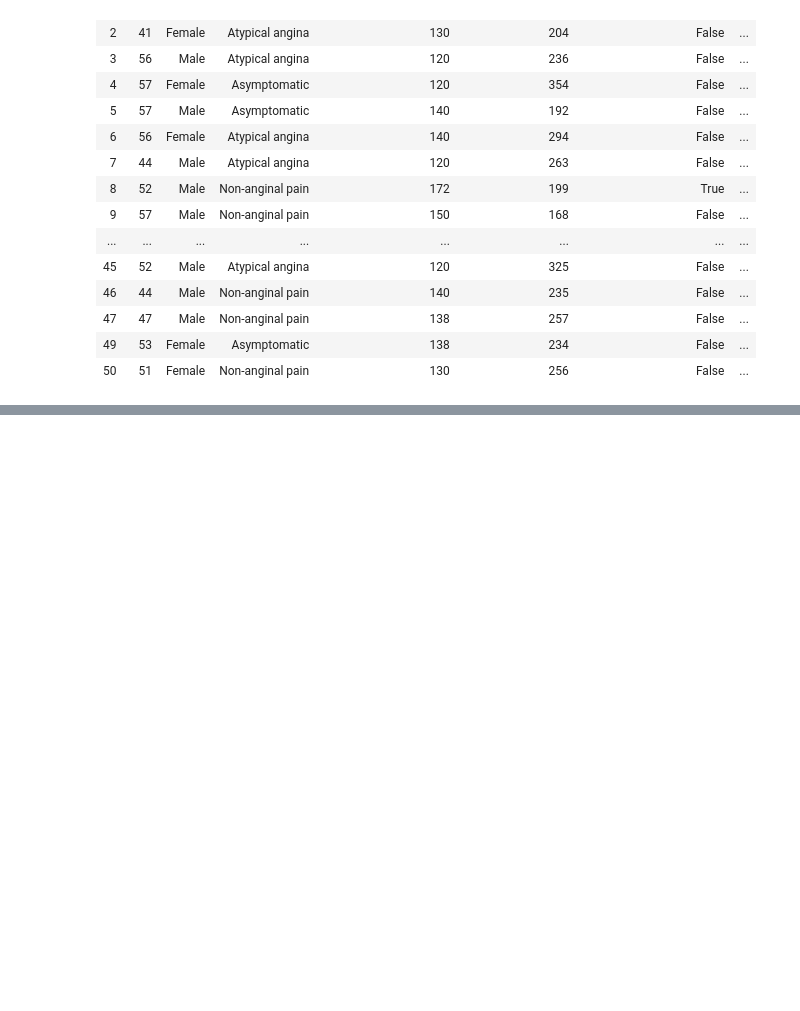
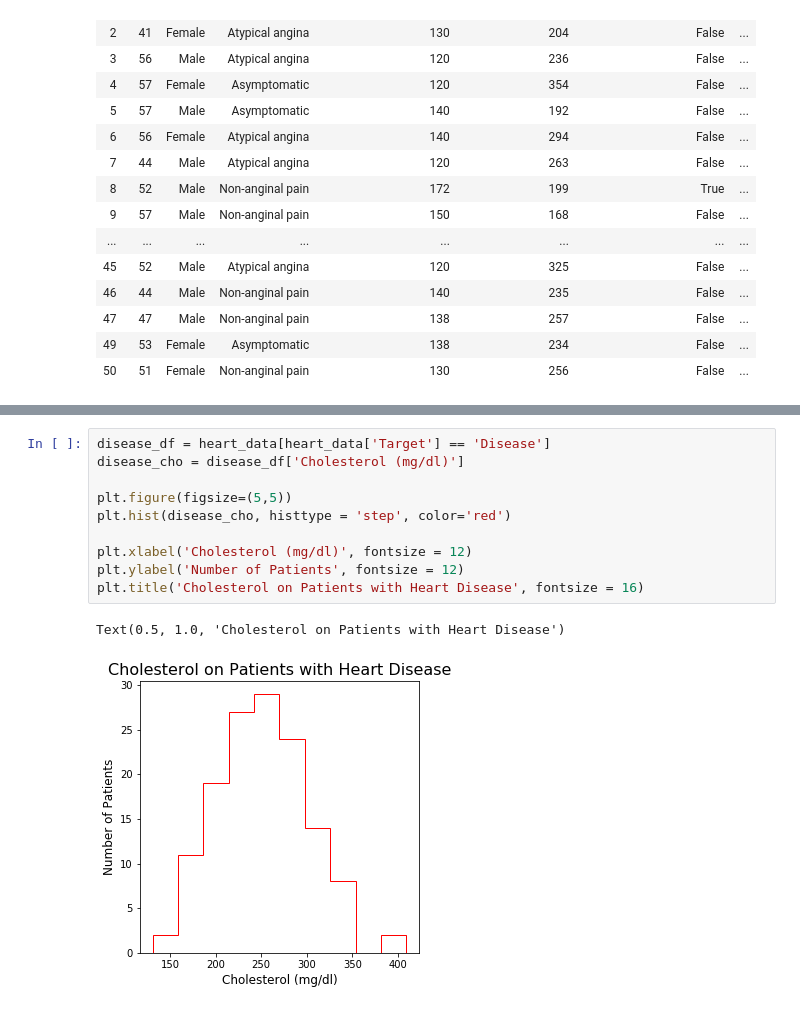
Before and after one commit to terrylashley/heart_project, a Jupyter notebook: heart_main.ipynb, the cells around one changed output, grey strips where cells are left out. Saved outputs shown, nothing was run; the diff lists cells and outputs as text; blank space fills up the shorter version.

```diff
--- a/heart_main.ipynb
+++ b/heart_main.ipynb
@@ -97,0 +151,13 @@ heart_data.head(50)
+# %%
+disease_df = heart_data[heart_data['Target'] == 'Disease']
+disease_cho = disease_df['Cholesterol (mg/dl)']
+
+plt.figure(figsize=(5,5))
+plt.hist(disease_cho, histtype = 'step', color='red')
+
+plt.xlabel('Cholesterol (mg/dl)', fontsize = 12)
+plt.ylabel('Number of Patients', fontsize = 12)
+plt.title('Cholesterol on Patients with Heart Disease', fontsize = 16)
+# %% [output]
+Text(0.5, 1.0, 'Cholesterol on Patients with Heart Disease')
+[figure, added]
```
Also changed, not shown: parts of 9 cells of this notebook.
